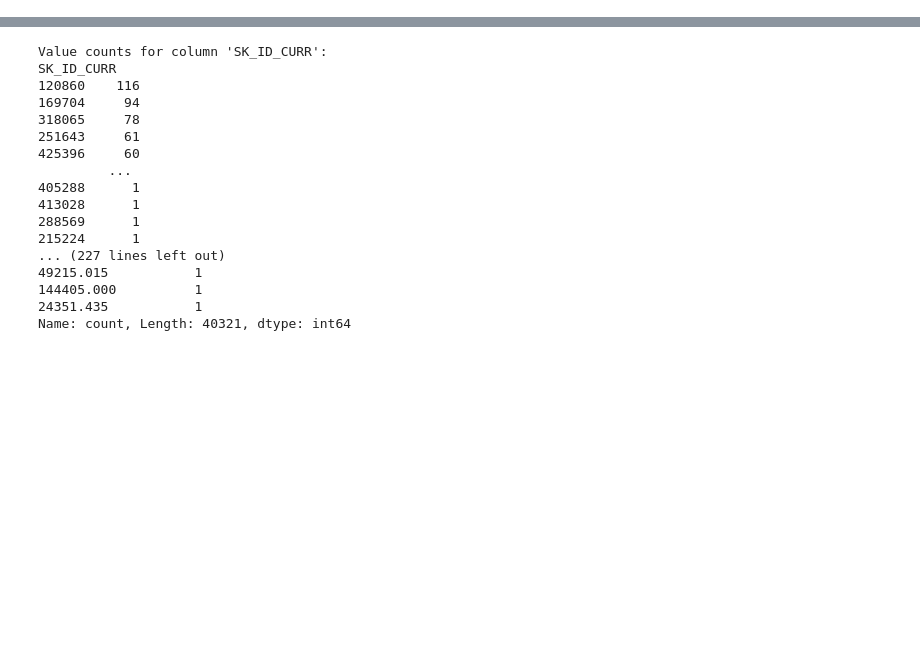
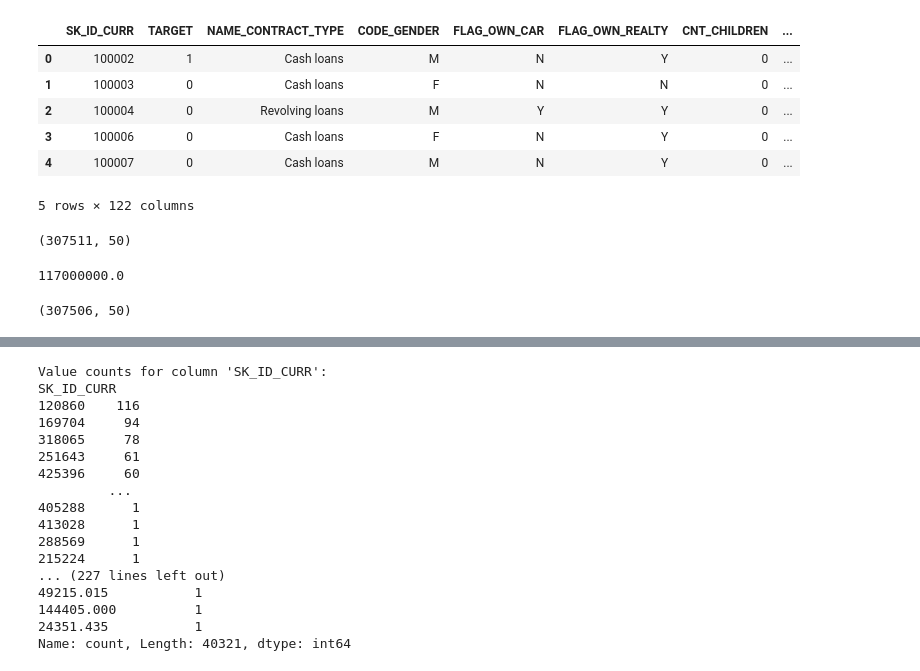
Before and after one commit to callmidrey/Project-4--Group-3, a Jupyter notebook: dataClean.ipynb, the cells around one changed output, grey strips where cells are left out. Drawn from its saved outputs; the diff is of its cells as text; code cells hidden in the pictures; blank space fills up the shorter version.

```diff
--- a/dataClean.ipynb
+++ b/dataClean.ipynb
@@ -2,0 +4,40 @@ import pandas as pd
+# %%
+# read application_train.csv
+train_df = pd.read_csv("Resources/application_train.csv")
+train_df.head()
+# %% [output]
+|  | SK_ID_CURR | TARGET | NAME_CONTRACT_TYPE | CODE_GENDER | FLAG_OWN_CAR | FLAG_OWN_REALTY | CNT_CHILDREN | ... |
+| 0 | 100002 | 1 | Cash loans | M | N | Y | 0 | ... |
+| 1 | 100003 | 0 | Cash loans | F | N | N | 0 | ... |
+| 2 | 100004 | 0 | Revolving loans | M | Y | Y | 0 | ... |
+| 3 | 100006 | 0 | Cash loans | F | N | Y | 0 | ... |
+| 4 | 100007 | 0 | Cash loans | M | N | Y | 0 | ... |
+5 rows × 122 columns
+# %%
+# unwanted features
+columns=['NAME_TYPE_SUITE', 'REGION_POPULATION_RELATIVE', 'EXT_SOURCE_1', 'EXT_SOURCE_2', 'EXT_SOURCE_3', 'APARTMENTS_AVG',
+         'BASEMENTAREA_AVG', 'YEARS_BEGINEXPLUATATION_AVG', 'YEARS_BUILD_AVG', 'COMMONAREA_AVG', 'ELEVATORS_AVG', 'ENTRANCES_AVG',
+        'FLOORSMAX_AVG', 'FLOORSMIN_AVG', 'LANDAREA_AVG', 'LIVINGAPARTMENTS_AVG', 'LIVINGAREA_AVG', 'NONLIVINGAPARTMENTS_AVG',
+        'NONLIVINGAREA_AVG', 'APARTMENTS_MODE', 'BASEMENTAREA_MODE', 'YEARS_BEGINEXPLUATATION_MODE', 'YEARS_BUILD_MODE', 'COMMONAREA_MODE',
+        'ELEVATORS_MODE', 'ENTRANCES_MODE', 'FLOORSMAX_MODE', 'FLOORSMIN_MODE', 'LANDAREA_MODE', 'LIVINGAPARTMENTS_MODE', 'LIVINGAREA_MODE',
+        'NONLIVINGAPARTMENTS_MODE', 'NONLIVINGAREA_MODE', 'APARTMENTS_MEDI', 'BASEMENTAREA_MEDI', 'YEARS_BEGINEXPLUATATION_MEDI', 'YEARS_BUILD_MEDI',
+        'COMMONAREA_MEDI', 'ELEVATORS_MEDI', 'ENTRANCES_MEDI', 'FLOORSMAX_MEDI', 'FLOORSMIN_MEDI', 'LANDAREA_MEDI', 'LIVINGAPARTMENTS_MEDI', 'LIVINGAREA_MEDI',
+        'NONLIVINGAPARTMENTS_MEDI', 'NONLIVINGAREA_MEDI', 'FONDKAPREMONT_MODE', 'HOUSETYPE_MODE', 'TOTALAREA_MODE', 'WALLSMATERIAL_MODE', 'EMERGENCYSTATE_MODE',
+        'FLAG_DOCUMENT_2', 'FLAG_DOCUMENT_3', 'FLAG_DOCUMENT_4', 'FLAG_DOCUMENT_5', 'FLAG_DOCUMENT_6', 'FLAG_DOCUMENT_7', 'FLAG_DOCUMENT_8', 'FLAG_DOCUMENT_9',
+        'FLAG_DOCUMENT_10', 'FLAG_DOCUMENT_11', 'FLAG_DOCUMENT_12', 'FLAG_DOCUMENT_13', 'FLAG_DOCUMENT_14', 'FLAG_DOCUMENT_15', 'FLAG_DOCUMENT_16',
+        'FLAG_DOCUMENT_17', 'FLAG_DOCUMENT_18', 'FLAG_DOCUMENT_19', 'FLAG_DOCUMENT_20', 'FLAG_DOCUMENT_21' ]
+train_df=train_df.drop(columns=columns, axis=1)
+train_df.shape
+# %% [output]
+(307511, 50)
+# %%
+#toal income
+train_df['AMT_INCOME_TOTAL'].max()
+# %% [output]
+117000000.0
+# %%
+#removing total income outliers above 5M
+train_df=train_df[train_df['AMT_INCOME_TOTAL']<=5000000]
+train_df.shape
+# %% [output]
+(307506, 50)
```
Also changed, not shown: parts of 14 cells of this notebook, 3 other files.
